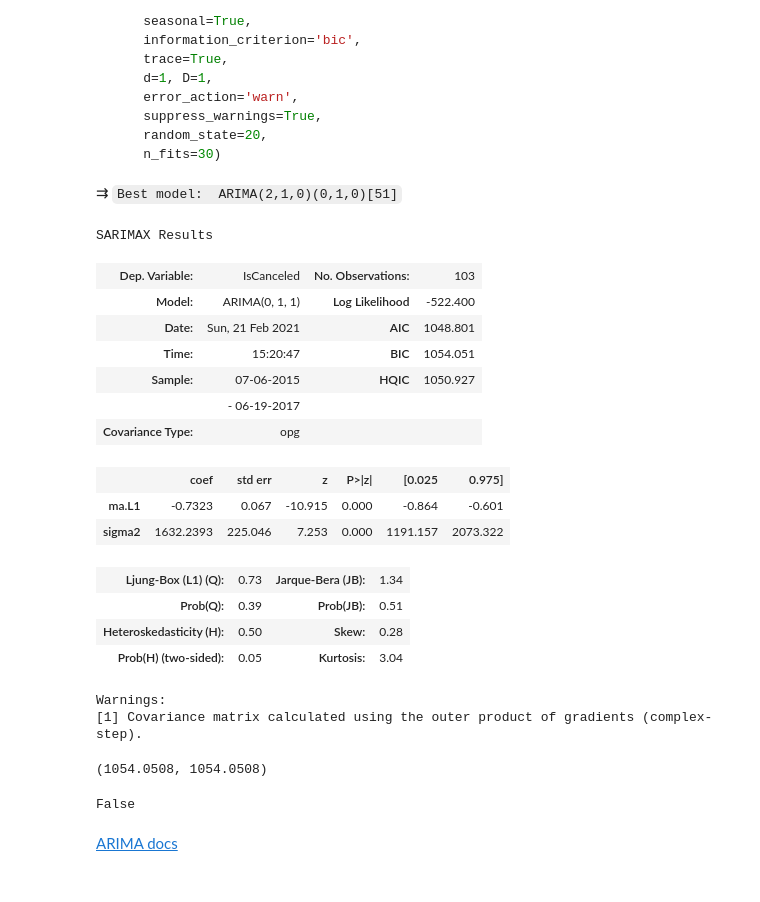
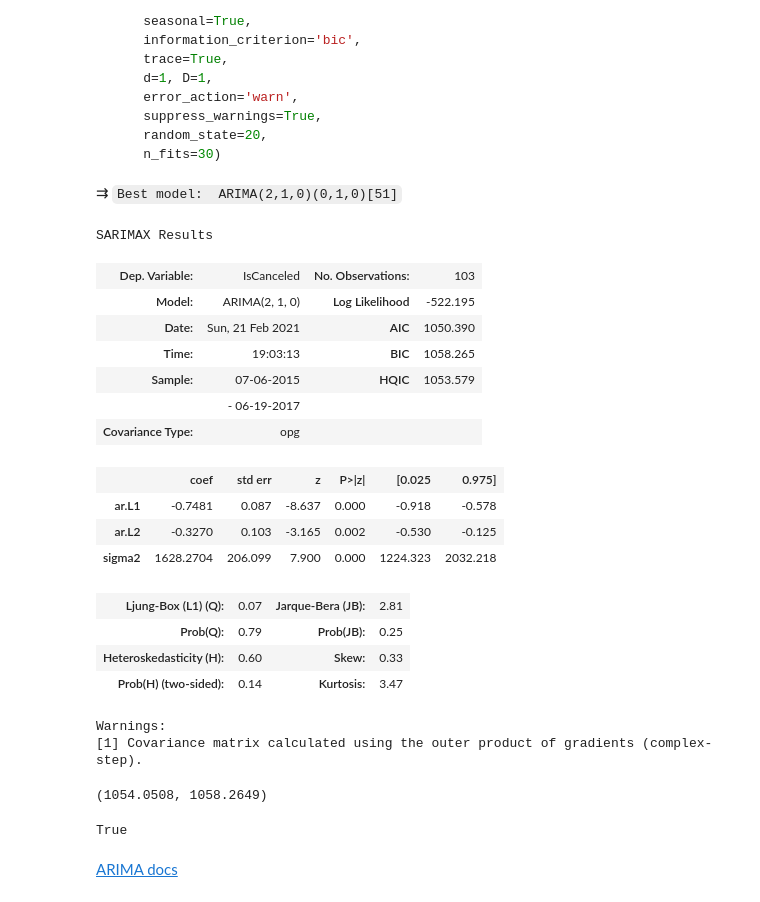
Before and after one commit to dimi-tree/time-series-forecasting, a Jupyter notebook: 01_arima_modelling.ipynb, the cells around one changed output. Drawn from its saved outputs; the diff is of its cells as text; code cells hidden in the pictures.

```diff
--- a/01_hotel_cancellations.ipynb
+++ b/01_arima_modelling.ipynb
@@ -242,33 +245,34 @@ arima_model = pm.auto_arima(
 ⇉ `Best model:  ARIMA(2,1,0)(0,1,0)[51]`
 # %%
 mod2 = ARIMA(train, order=(2, 1, 0))
-res2 = mod.fit()
+res2 = mod2.fit()
 
 res2.summary()
 # %% [output]
 SARIMAX Results
 | Dep. Variable: | IsCanceled | No. Observations: | 103 |
-| Model: | ARIMA(0, 1, 1) | Log Likelihood | -522.400 |
-| Date: | Sun, 21 Feb 2021 | AIC | 1048.801 |
-| Time: | 15:20:47 | BIC | 1054.051 |
-| Sample: | 07-06-2015 | HQIC | 1050.927 |
+| Model: | ARIMA(2, 1, 0) | Log Likelihood | -522.195 |
+| Date: | Sun, 21 Feb 2021 | AIC | 1050.390 |
+| Time: | 19:03:13 | BIC | 1058.265 |
+| Sample: | 07-06-2015 | HQIC | 1053.579 |
 |  | - 06-19-2017 |  |  |
 | Covariance Type: | opg |  |  |
 |  | coef | std err | z | P>|z| | [0.025 | 0.975] |
-| ma.L1 | -0.7323 | 0.067 | -10.915 | 0.000 | -0.864 | -0.601 |
-| sigma2 | 1632.2393 | 225.046 | 7.253 | 0.000 | 1191.157 | 2073.322 |
+| ar.L1 | -0.7481 | 0.087 | -8.637 | 0.000 | -0.918 | -0.578 |
+| ar.L2 | -0.3270 | 0.103 | -3.165 | 0.002 | -0.530 | -0.125 |
+| sigma2 | 1628.2704 | 206.099 | 7.900 | 0.000 | 1224.323 | 2032.218 |
-| Ljung-Box (L1) (Q): | 0.73 | Jarque-Bera (JB): | 1.34 |
-| Prob(Q): | 0.39 | Prob(JB): | 0.51 |
-| Heteroskedasticity (H): | 0.50 | Skew: | 0.28 |
-| Prob(H) (two-sided): | 0.05 | Kurtosis: | 3.04 |
+| Ljung-Box (L1) (Q): | 0.07 | Jarque-Bera (JB): | 2.81 |
+| Prob(Q): | 0.79 | Prob(JB): | 0.25 |
+| Heteroskedasticity (H): | 0.60 | Skew: | 0.33 |
+| Prob(H) (two-sided): | 0.14 | Kurtosis: | 3.47 |
 Warnings:
 [1] Covariance matrix calculated using the outer product of gradients (complex-step).
 # %%
 round(res.bic, 4), round(res2.bic, 4)
 res.bic < res2.bic
 # %% [output]
-(1054.0508, 1054.0508)
+(1054.0508, 1058.2649)
-False
+True
 # %% [markdown]
 [ARIMA docs](https://www.statsmodels.org/v0.12.0/generated/statsmodels.tsa.arima.model.ARIMA.html)
 # %%
```
Also changed, not shown: parts of 7 cells of this notebook.
